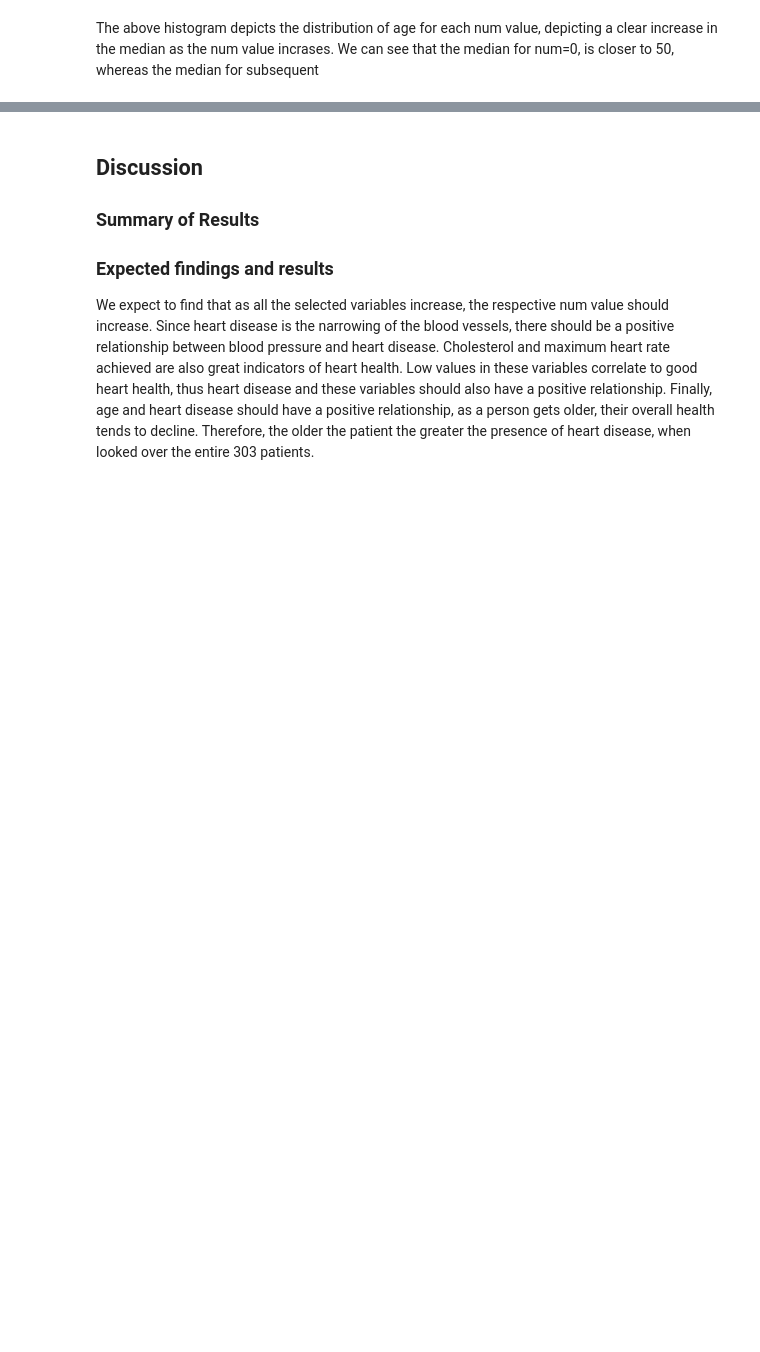
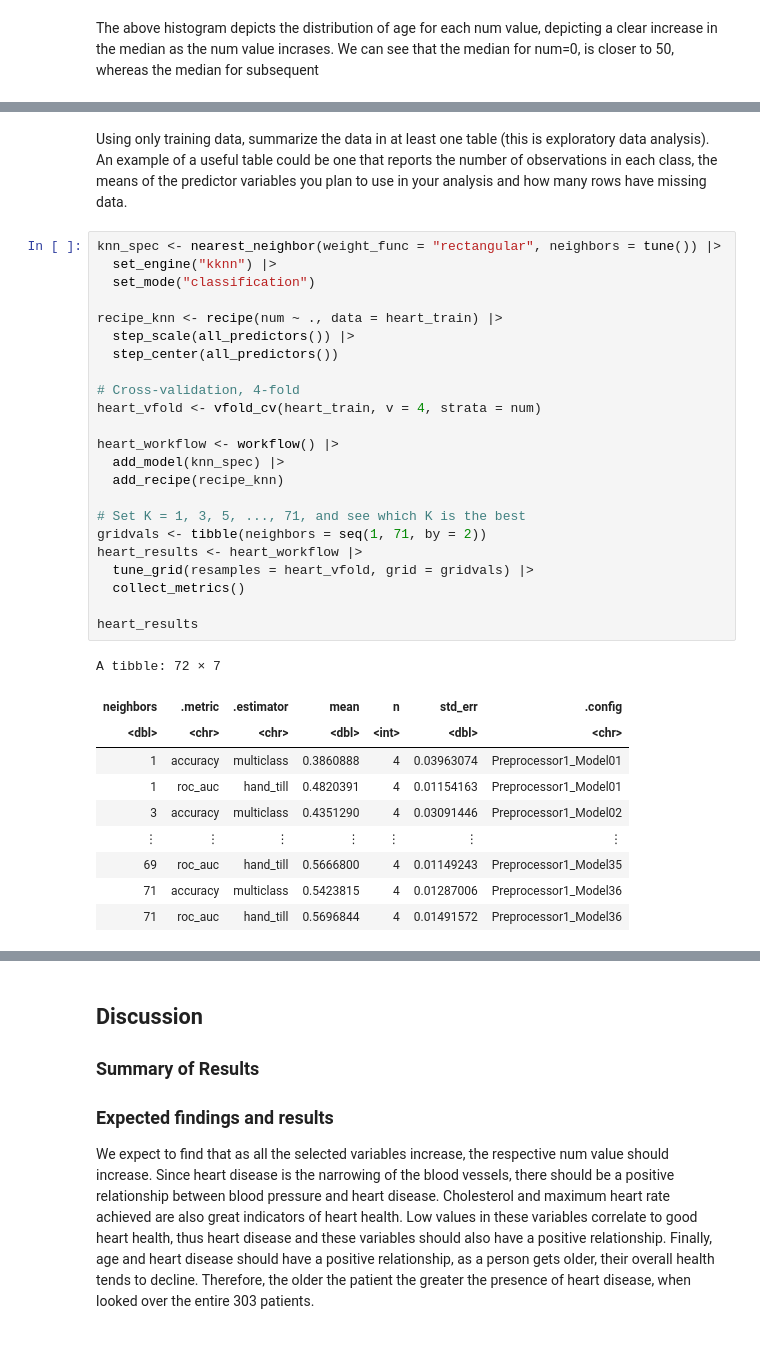
Before and after one commit to Dedoria/project_006_19, a Jupyter notebook: project_report.ipynb, the cells around one changed output, grey strips where cells are left out. Drawn from its saved outputs; the diff is of its cells as text; blank space fills up the shorter version.

```diff
--- a/project_report.ipynb
+++ b/project_report.ipynb
@@ -130,0 +121,36 @@ ggplot(heart_data, aes(x = age, y = thalach, color = num)) +
+# %% [markdown]
+Using only training data, summarize the data in at least one table (this is exploratory data analysis). An example of a useful table could be one that reports the number of observations in each class, the means of the predictor variables you plan to use in your analysis and how many rows have missing data.
+# %%
+knn_spec <- nearest_neighbor(weight_func = "rectangular", neighbors = tune()) |>
+  set_engine("kknn") |>
+  set_mode("classification")
+
+recipe_knn <- recipe(num ~ ., data = heart_train) |>
+  step_scale(all_predictors()) |>
+  step_center(all_predictors())
+
+# Cross-validation, 4-fold
+heart_vfold <- vfold_cv(heart_train, v = 4, strata = num)
+
+heart_workflow <- workflow() |>
+  add_model(knn_spec) |>
+  add_recipe(recipe_knn)
+
+# Set K = 1, 3, 5, ..., 71, and see which K is the best
+gridvals <- tibble(neighbors = seq(1, 71, by = 2))
+heart_results <- heart_workflow |>
+  tune_grid(resamples = heart_vfold, grid = gridvals) |>
+  collect_metrics()
+
+heart_results
+# %% [output]
+A tibble: 72 × 7
+| neighbors | .metric | .estimator | mean | n | std_err | .config |
+| <dbl> | <chr> | <chr> | <dbl> | <int> | <dbl> | <chr> |
+| 1 | accuracy | multiclass | 0.3860888 | 4 | 0.03963074 | Preprocessor1_Model01 |
+| 1 | roc_auc | hand_till | 0.4820391 | 4 | 0.01154163 | Preprocessor1_Model01 |
+| 3 | accuracy | multiclass | 0.4351290 | 4 | 0.03091446 | Preprocessor1_Model02 |
+| ⋮ | ⋮ | ⋮ | ⋮ | ⋮ | ⋮ | ⋮ |
+| 69 | roc_auc | hand_till | 0.5666800 | 4 | 0.01149243 | Preprocessor1_Model35 |
+| 71 | accuracy | multiclass | 0.5423815 | 4 | 0.01287006 | Preprocessor1_Model36 |
+| 71 | roc_auc | hand_till | 0.5696844 | 4 | 0.01491572 | Preprocessor1_Model36 |
```
Also changed, not shown: parts of 8 cells of this notebook.
